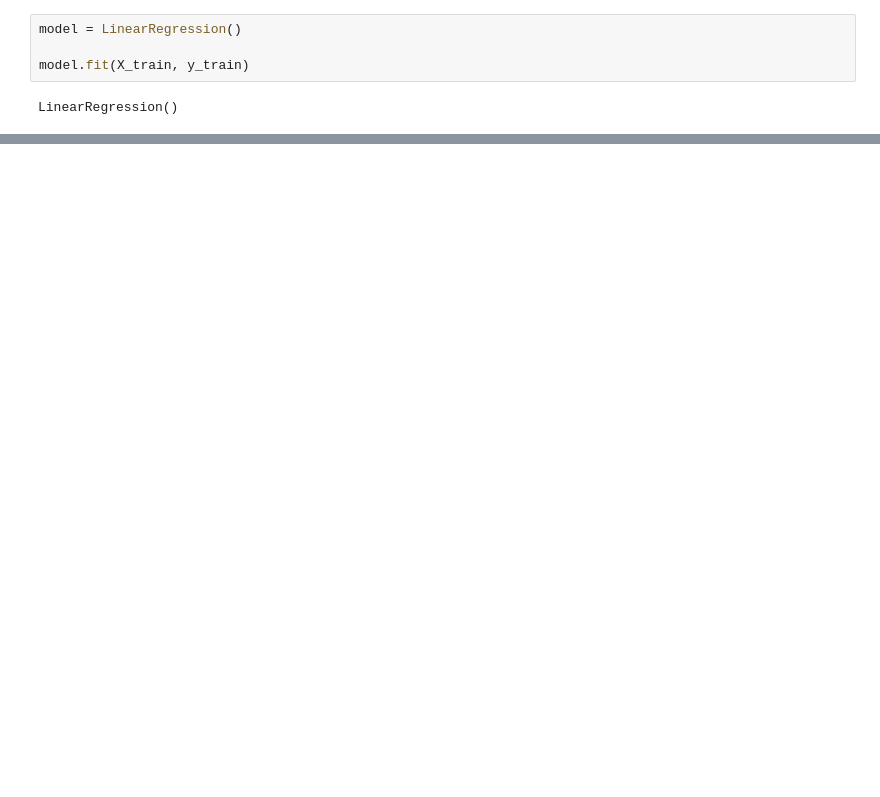
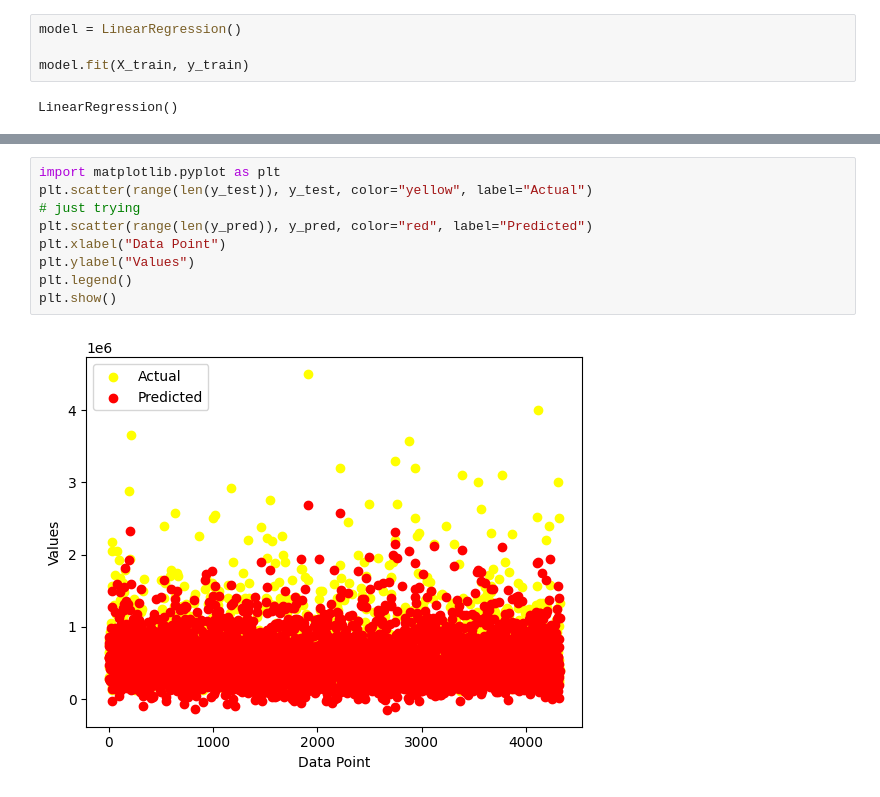
Before and after one commit to Underemployed/Simple-Linear-Regression, a Jupyter notebook: Multiple Linear Regression/Multiple Linear Regression.ipynb, the cells around one changed output, grey strips where cells are left out. Saved outputs shown, nothing was run; the diff lists cells and outputs as text; blank space fills up the shorter version.

```diff
--- a/Multiple Linear Regression/Multiple Linear Regression.ipynb
+++ b/Multiple Linear Regression/Multiple Linear Regression.ipynb
@@ -248,0 +138,11 @@ print( best_feature_combination)
+# %%
+import matplotlib.pyplot as plt
+plt.scatter(range(len(y_test)), y_test, color="yellow", label="Actual")
+# just trying
+plt.scatter(range(len(y_pred)), y_pred, color="red", label="Predicted")
+plt.xlabel("Data Point")
+plt.ylabel("Values")
+plt.legend()
+plt.show()
+# %% [output]
+[figure, added]
```
Also changed, not shown: parts of 9 cells of this notebook.
